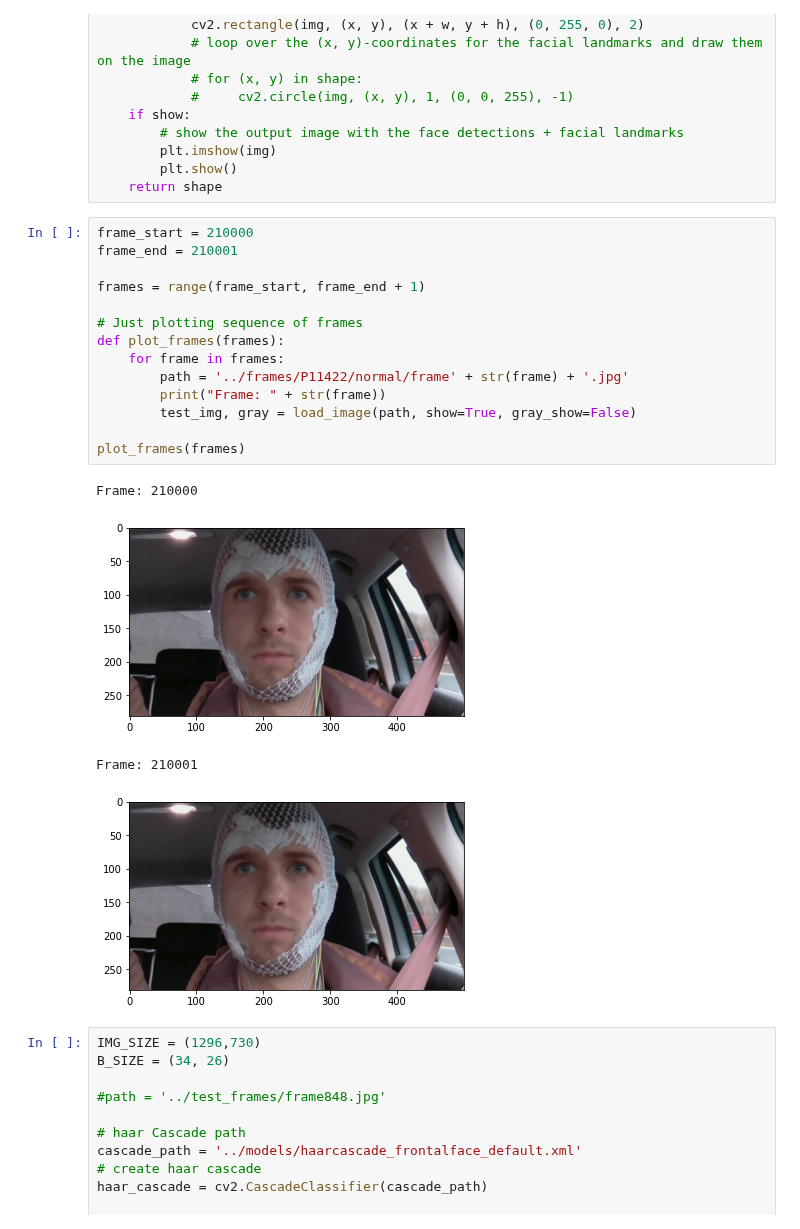
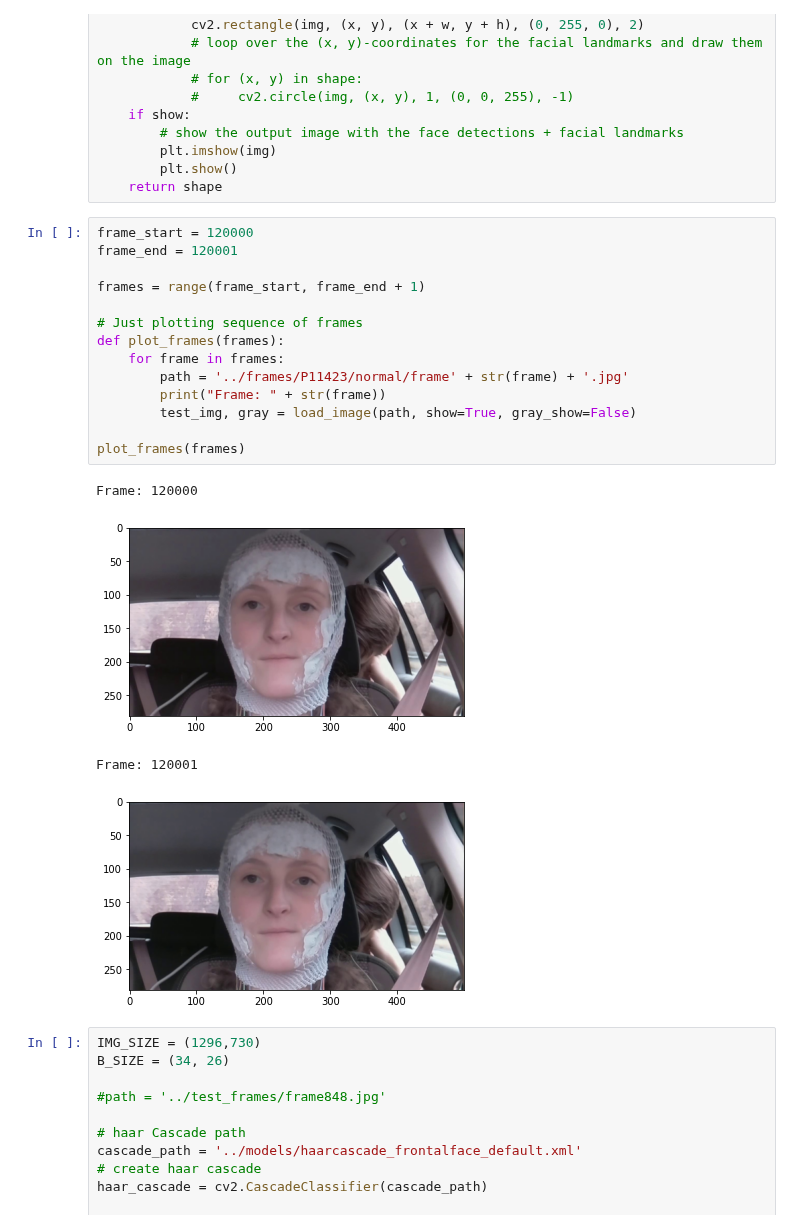
Before and after one commit to fruste/driver-drowsiness, a Jupyter notebook: code/blinking_detection.ipynb, the cells around one changed output. Saved outputs shown, nothing was run; the diff lists cells and outputs as text.

```diff
--- a/code/blinking_detection.ipynb
+++ b/code/blinking_detection.ipynb
@@ -142,24 +142,24 @@ def get_landmarks(img, gray, rects, show=False):
         plt.show()
     return shape
 # %%
-frame_start = 210000
-frame_end = 210001
+frame_start = 120000
+frame_end = 120001
 
 frames = range(frame_start, frame_end + 1)
 
 # Just plotting sequence of frames
 def plot_frames(frames):
     for frame in frames:
-        path = '../frames/P11422/normal/frame' + str(frame) + '.jpg'
+        path = '../frames/P11423/normal/frame' + str(frame) + '.jpg'
         print("Frame: " + str(frame))
         test_img, gray = load_image(path, show=True, gray_show=False)
 
 plot_frames(frames)
 # %% [output]
-Frame: 210000
+Frame: 120000
-[figure, old version]
+[figure, new version]
-Frame: 210001
+Frame: 120001
-[figure, old version]
+[figure, new version]
 # %%
 IMG_SIZE = (1296,730)
 B_SIZE = (34, 26)
```
Also changed, not shown: parts of 1 cell of this notebook, 6 other files.
